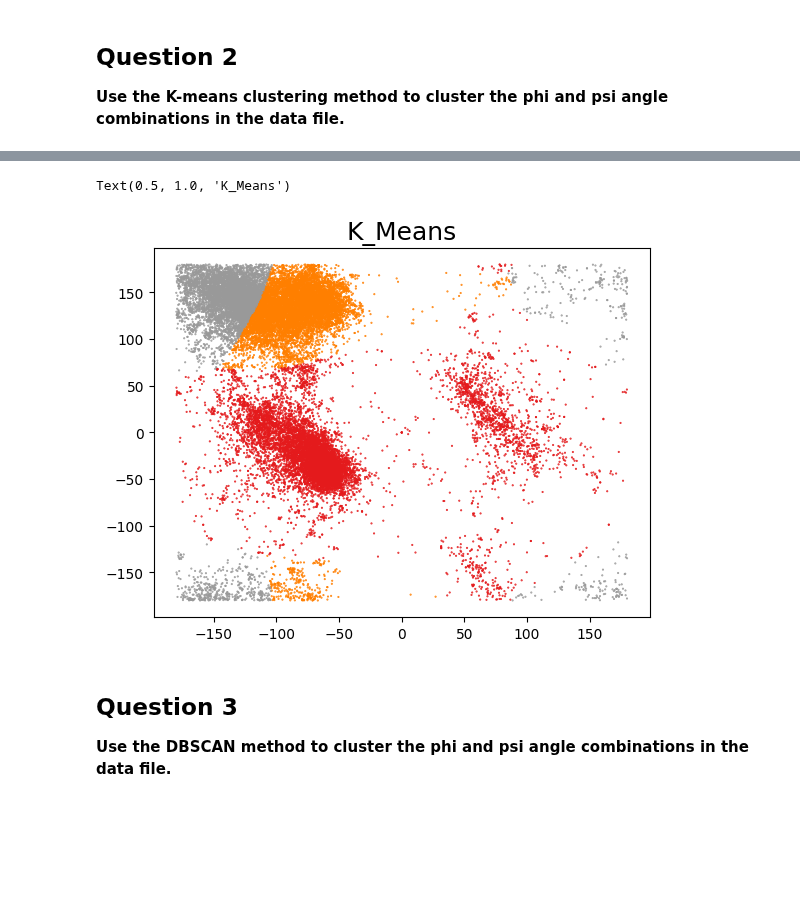
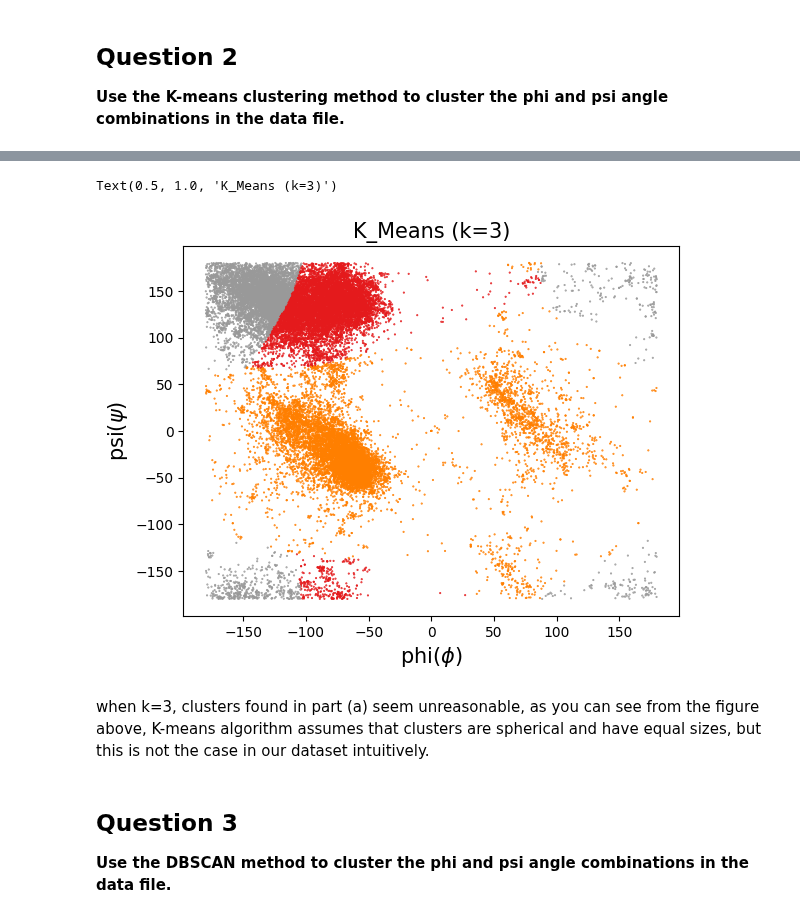
Before and after one commit to chenbin234/DAT405-DIT407-Introduction-to-data-science-and-AI, a Jupyter notebook: Assignment_3/intro_to_AI_ass3_by_Bingcheng.ipynb, the cells around one changed output, grey strips where cells are left out. Cells and saved outputs as stored; diff of their text form; code cells hidden in the pictures; blank space fills up the shorter version.

```diff
--- a/Assignment_3/intro_to_AI_ass3_by_Bingcheng.ipynb
+++ b/Assignment_3/intro_to_AI_ass3_by_Bingcheng.ipynb
@@ -129,14 +109,18 @@ plt.show()
 # %%
 kmeanModel = KMeans(n_clusters=3)
 kmeanModel.fit(df[['x_phi','y_phi','x_psi','y_psi']])
 
 df['k_means']=kmeanModel.predict(df[['x_phi','y_phi','x_psi','y_psi']])
 
 plt.scatter(df['phi'], df['psi'], c=df['k_means'], cmap=plt.cm.Set1, marker='.', s=1)
-plt.title('K_Means', fontsize=18)
+plt.xlabel('phi($\phi$)',fontsize=15)
+plt.ylabel('psi($\psi$)',fontsize=15)
+plt.title('K_Means (k=3)', fontsize=15)
 # %% [output]
-Text(0.5, 1.0, 'K_Means')
+Text(0.5, 1.0, 'K_Means (k=3)')
-[figure, old version]
+[figure, new version]
+# %% [markdown]
+when k=3, clusters found in part (a) seem unreasonable, as you can see from the figure above, K-means algorithm assumes that clusters are spherical and have equal sizes, but this is not the case in our dataset intuitively.
 # %% [markdown]
 ## Question 3
 **Use the DBSCAN method to cluster the phi and psi angle combinations in the data file.**
```
Also changed, not shown: parts of 12 cells of this notebook.
